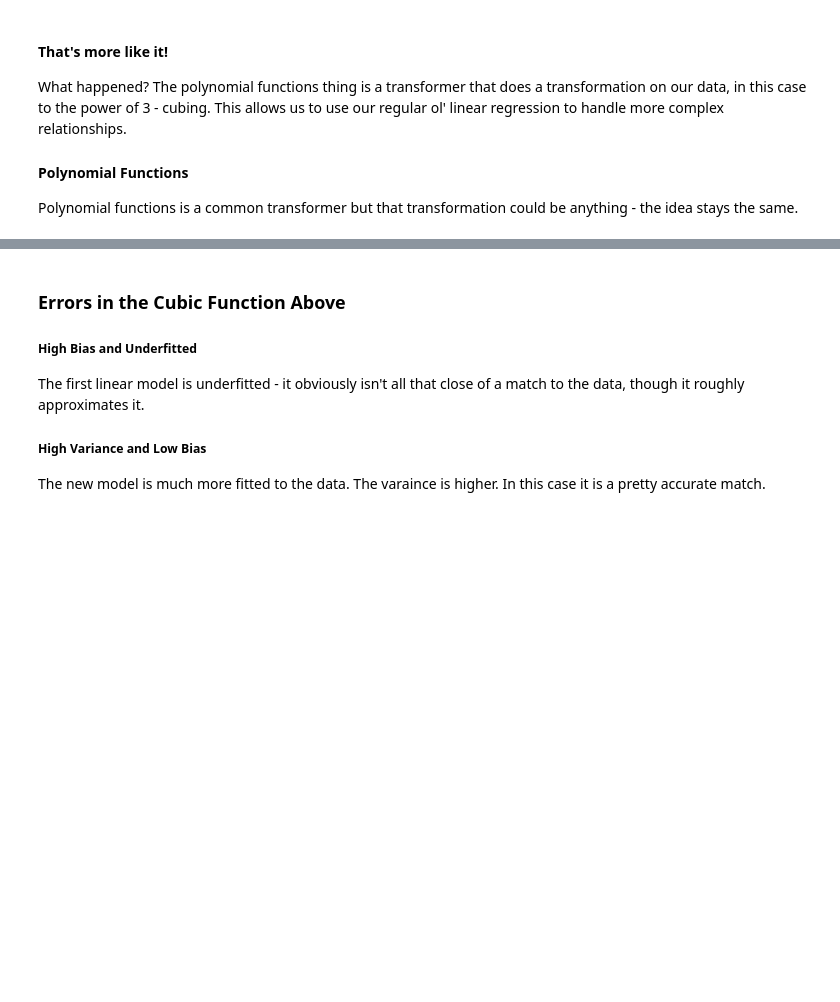
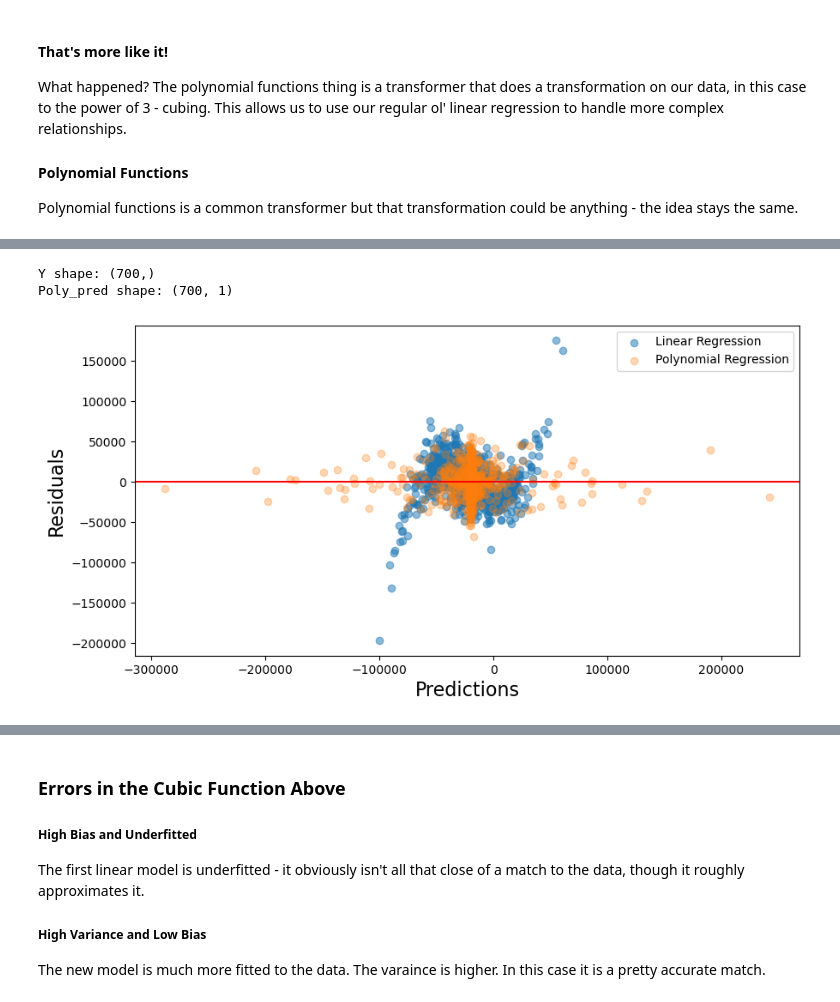
Before and after one commit to glennybarnes/Intro_to_Machine_Learning_Students, a Jupyter notebook: 007_regression_regularization.ipynb, the cells around one changed output, grey strips where cells are left out. Drawn from its saved outputs; the diff is of its cells as text; code cells hidden in the pictures; blank space fills up the shorter version.

```diff
--- a/007_regression_regularization.ipynb
+++ b/007_regression_regularization.ipynb
@@ -141,3 +164,21 @@ Polynomial functions is a common transformer but that transformation could be an
+# %%
+preds = pipe.predict(x.reshape(-1,1))
+residuals_poly = y - preds.flatten()
+print("Y shape:",y.shape)
+print("Poly_pred shape:",preds.shape)
+plt.figure(figsize=(10,5))
+plt.scatter(y_pred.flatten(),residuals, alpha=0.5)
+plt.scatter(preds,residuals_poly, alpha=0.3)
+plt.axhline(y=0, color='r', linestyle='-')
+plt.xlabel('Predictions',fontsize=16)
+plt.ylabel('Residuals',fontsize=16)
+#add legend
+plt.legend(['Linear Regression','Polynomial Regression'])
+plt.show()
+# %% [output]
+Y shape: (700,)
+Poly_pred shape: (700, 1)
+[figure, added]
 # %% [markdown]
 ## Types of Error in ML
 
```
Also changed, not shown: parts of 17 cells of this notebook, 6 other files.
